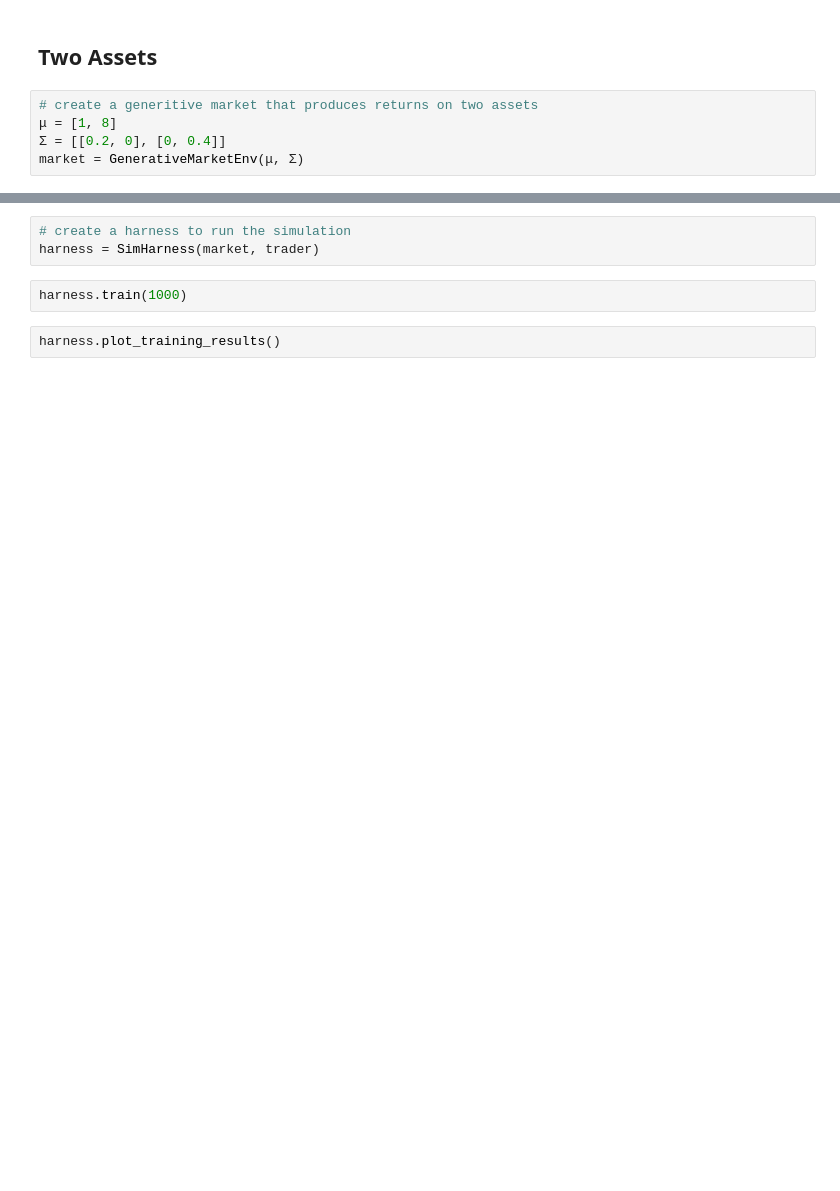
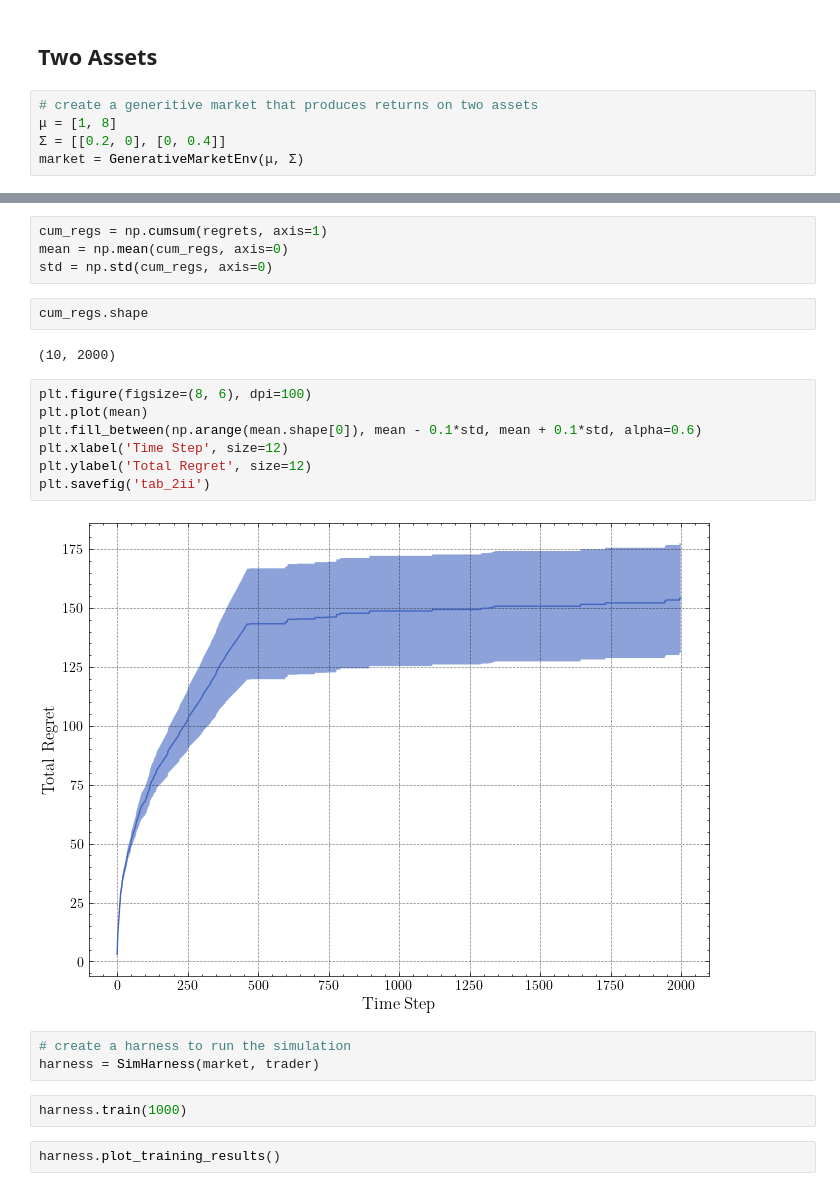
Before and after one commit to mjhoshea/portfolio-optimisation, a Jupyter notebook: notebooks/ch2/tabular_traders.ipynb, the cells around one changed output, grey strips where cells are left out. Saved outputs shown, nothing was run; the diff lists cells and outputs as text; blank space fills up the shorter version.

```diff
--- a/notebooks/ch2/tabular_traders.ipynb
+++ b/notebooks/ch2/tabular_traders.ipynb
@@ -102,3 +94,20 @@ trader = TabularTrader(args)
+# %%
+cum_regs = np.cumsum(regrets, axis=1)
+mean = np.mean(cum_regs, axis=0)
+std = np.std(cum_regs, axis=0)
+# %%
+cum_regs.shape
+# %% [output]
+(10, 2000)
+# %%
+plt.figure(figsize=(8, 6), dpi=100)
+plt.plot(mean)
+plt.fill_between(np.arange(mean.shape[0]), mean - 0.1*std, mean + 0.1*std, alpha=0.6)
+plt.xlabel('Time Step', size=12)
+plt.ylabel('Total Regret', size=12)
+plt.savefig('tab_2ii')
+# %% [output]
+[figure, added]
 # %%
 # create a harness to run the simulation
 harness = SimHarness(market, trader)
```
Also changed, not shown: parts of 24 cells of this notebook, 47 other files.
